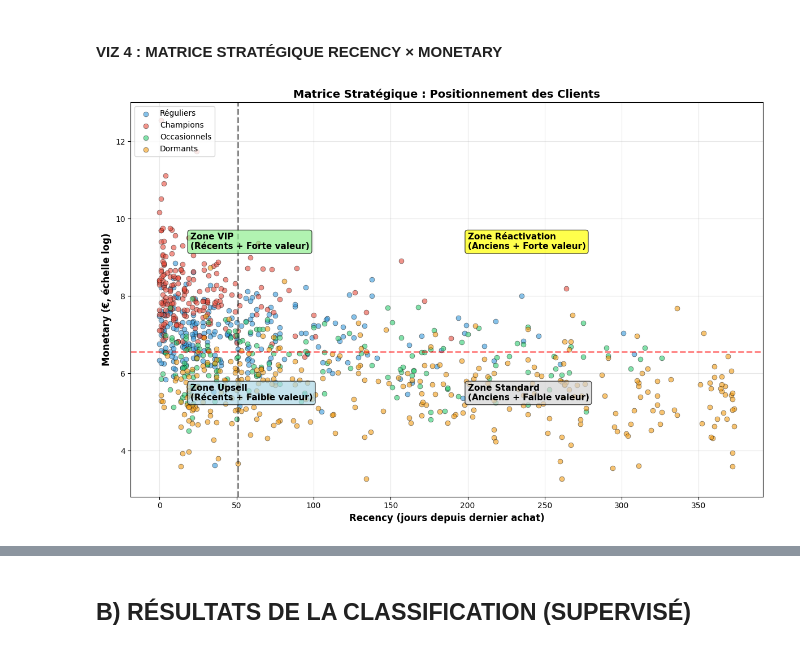
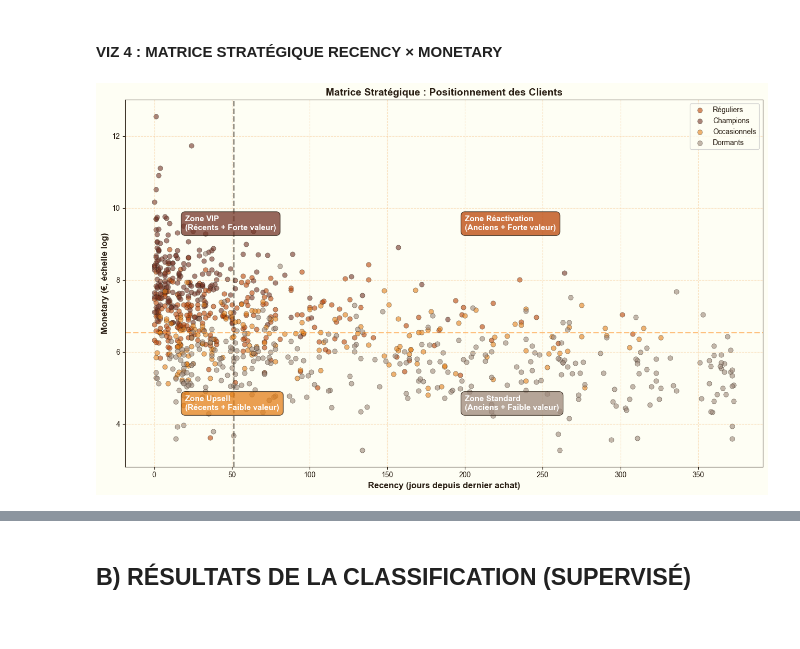
Before and after one commit to EdLac/spark-ecommerce, a Jupyter notebook: notebooks/ProjetFinal.ipynb, the cells around one changed output, grey strips where cells are left out. Saved outputs shown, nothing was run; the diff lists cells and outputs as text; code cells hidden in the pictures.

```diff
--- a/notebooks/ProjetFinal.ipynb
+++ b/notebooks/ProjetFinal.ipynb
@@ -2040,38 +2122,57 @@ Les profils RFM montrent une polarisation extrême entre segments. Les Champions
 # %%
 
 rfm_sample = rfm_clustered.sample(fraction=0.2, seed=42).toPandas()
 
-fig, ax = plt.subplots(figsize=(12, 8))
+fig, ax = plt.subplots(figsize=(13, 8), facecolor=PALETTE['background'])
 
 for cluster_id in sorted(rfm_sample['cluster'].unique()):
+    cid = int(cluster_id)                          # ← cast int pour éviter KeyError NumPy
     cluster_data = rfm_sample[rfm_sample['cluster'] == cluster_id]
-    cluster_name = noms_clusters[cluster_id]
+    cluster_name = noms_clusters[cid]
     ax.scatter(cluster_data['Recency'], np.log1p(cluster_data['Monetary']),
-              c=colors_dict[cluster_id], label=cluster_name,
-              alpha=0.6, s=40, edgecolors='black', linewidth=0.5)
+               c=PALETTE[cluster_name],            # ← clé = nom du segment
+               label=cluster_name,
+               alpha=0.6, s=45, edgecolors=PALETTE['dark_bg'], linewidth=0.5)
 
 recency_median = rfm_sample['Recency'].median()
 monetary_median = rfm_sample['Monetary'].median()
 
-ax.axvline(recency_median, color='black', linestyle='--', linewidth=2, alpha=0.5)
-ax.axhline(np.log1p(monetary_median), color='red', linestyle='--', linewidth=2, alpha=0.5)
+ax.axvline(recency_median, color=PALETTE['dark_bg'], linestyle='--', linewidth=2, alpha=0.5)
+ax.axhline(np.log1p(monetary_median), color=PALETTE['accent_2'], linestyle='--', linewidth=2, alpha=0.6)
 
-ax.text(20, np.log1p(10000), 'Zone VIP\n(Récents + Forte valeur)',
-        fontsize=11, weight='bold', bbox=dict(boxstyle='round', facecolor='lightgreen', alpha=0.7))
-ax.text(200, np.log1p(10000), 'Zone Réactivation\n(Anciens + Forte valeur)',
-        fontsize=11, weight='bold', bbox=dict(boxstyle='round', facecolor='yellow', alpha=0.7))
-ax.text(20, np.log1p(200), 'Zone Upsell\n(Récents + Faible valeur)',
-        fontsize=11, weight='bold', bbox=dict(boxstyle='round', facecolor='lightblue', alpha=0.7))
-ax.text(200, np.log1p(200), 'Zone Standard\n(Anciens + Faible valeur)',
-        fontsize=11, weight='bold', bbox=dict(boxstyle='round', facecolor='lightgray', alpha=0.7))
+# Annotations des 4 zones
+bbox_style = dict(boxstyle='round,pad=0.5', alpha=0.75)
+
+ax.text(20,  np.log1p(12000), 'Zone VIP\n(Récents + Forte valeur)',
+        fontsize=11, weight='bold',
+        bbox={**bbox_style, 'facecolor': PALETTE['Champions'], 'edgecolor': PALETTE['dark_bg']},
+        color='white')
+
+ax.text(200, np.log1p(12000), 'Zone Réactivation\n(Anciens + Forte valeur)',
+        fontsize=11, weight='bold',
+        bbox={**bbox_style, 'facecolor': PALETTE['Réguliers'], 'edgecolor': PALETTE['dark_bg']},
+        color='white')
+
+ax.text(20,  np.log1p(80),    'Zone Upsell\n(Récents + Faible valeur)',
+        fontsize=11, weight='bold',
+        bbox={**bbox_style, 'facecolor': PALETTE['Occasionnels'], 'edgecolor': PALETTE['dark_bg']},
+        color='white')
+
+ax.text(200, np.log1p(80),    'Zone Standard\n(Anciens + Faible valeur)',
+        fontsize=11, weight='bold',
+        bbox={**bbox_style, 'facecolor': PALETTE['Dormants'], 'edgecolor': PALETTE['dark_bg']},
+        color='white')
 
 ax.set_xlabel('Recency (jours depuis dernier achat)', fontsize=12, weight='bold')
 ax.set_ylabel('Monetary (€, échelle log)', fontsize=12, weight='bold')
-ax.set_title('Matrice Stratégique : Positionnement des Clients', fontsize=14, weight='bold')
-ax.legend(loc='upper left', fontsize=10)
-ax.grid(alpha=0.3)
+ax.set_title('Matrice Stratégique : Positionnement des Clients',
+             fontsize=14, weight='bold', color=PALETTE['dark_bg'])
+ax.legend(loc='upper right', fontsize=10, framealpha=0.8)
+ax.grid(alpha=0.3, linestyle='--')
+ax.set_facecolor(PALETTE['background'])
 
 plt.tight_layout()
+
 plt.show()
 # %% [output]
-[figure, old version]
+[figure, new version]
```
Also changed, not shown: parts of 13 cells of this notebook.
